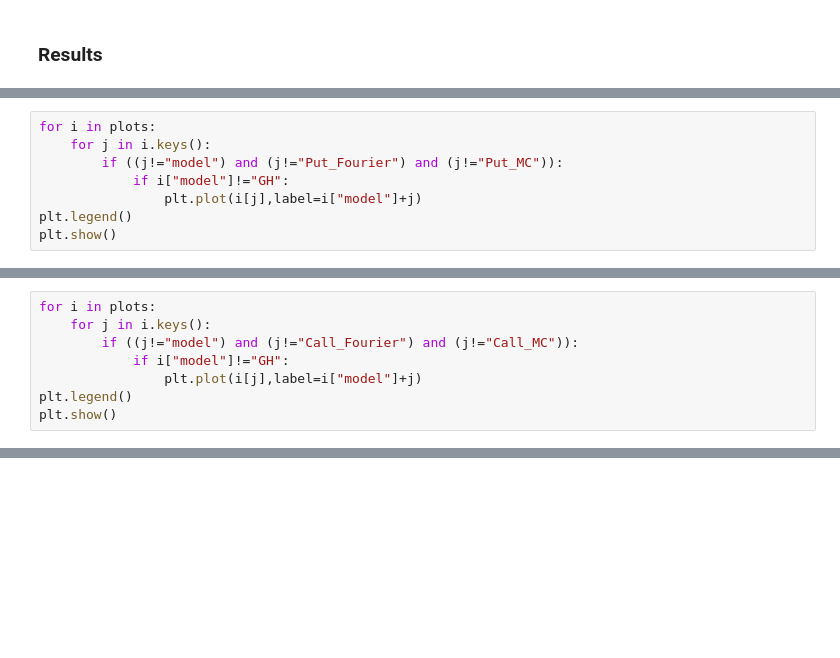
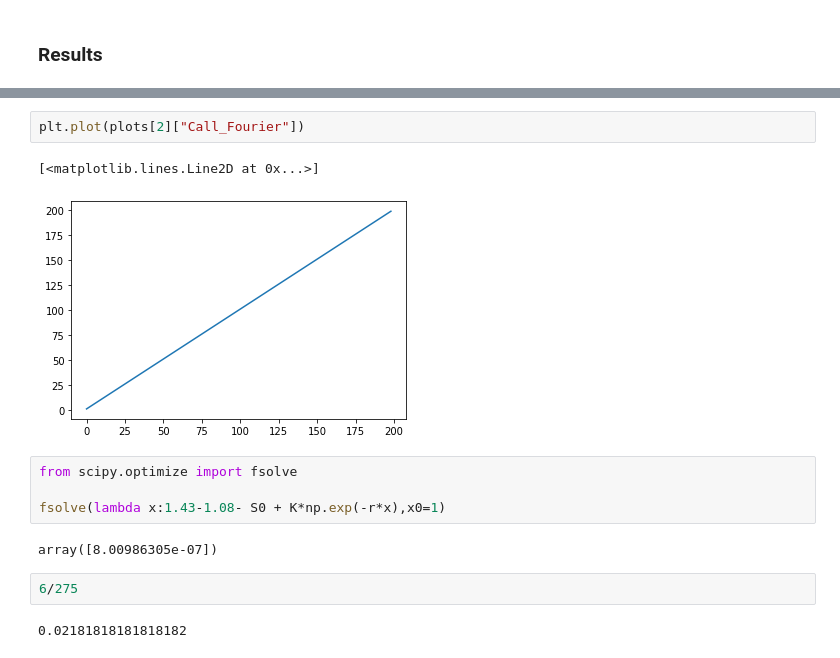
Before and after one commit to IGRDA/TFM, a Jupyter notebook: TFM_INAKI.ipynb, the cells around one changed output, grey strips where cells are left out. Cells and saved outputs as stored; diff of their text form; blank space fills up the shorter version.

```diff
--- a/TFM_INAKI.ipynb
+++ b/TFM_INAKI.ipynb
@@ -316,8 +276,0 @@ plots= [{'model': "Stable",
-# %%
-for i in plots:
-    for j in i.keys():
-        if ((j!="model") and (j!="Put_Fourier") and (j!="Put_MC")):
-            if i["model"]!="GH":
-                plt.plot(i[j],label=i["model"]+j)
-plt.legend()
-plt.show()
@@ -328,8 +276,0 @@ plt.show()
-# %%
-for i in plots:
-    for j in i.keys():
-        if ((j!="model") and (j!="Call_Fourier") and (j!="Call_MC")):
-            if i["model"]!="GH":
-                plt.plot(i[j],label=i["model"]+j)
-plt.legend()
-plt.show()
@@ -345,0 +347,15 @@ array([0.03150495])
+# %%
+plt.plot(plots[2]["Call_Fourier"])
+# %% [output]
+[<matplotlib.lines.Line2D at 0x...>]
+[figure, added]
+# %%
+from scipy.optimize import fsolve
+
+fsolve(lambda x:1.43-1.08- S0 + K*np.exp(-r*x),x0=1)
+# %% [output]
+array([8.00986305e-07])
+# %%
+6/275
+# %% [output]
+0.02181818181818182
```
Also changed, not shown: parts of 32 cells of this notebook, 4 other files.
